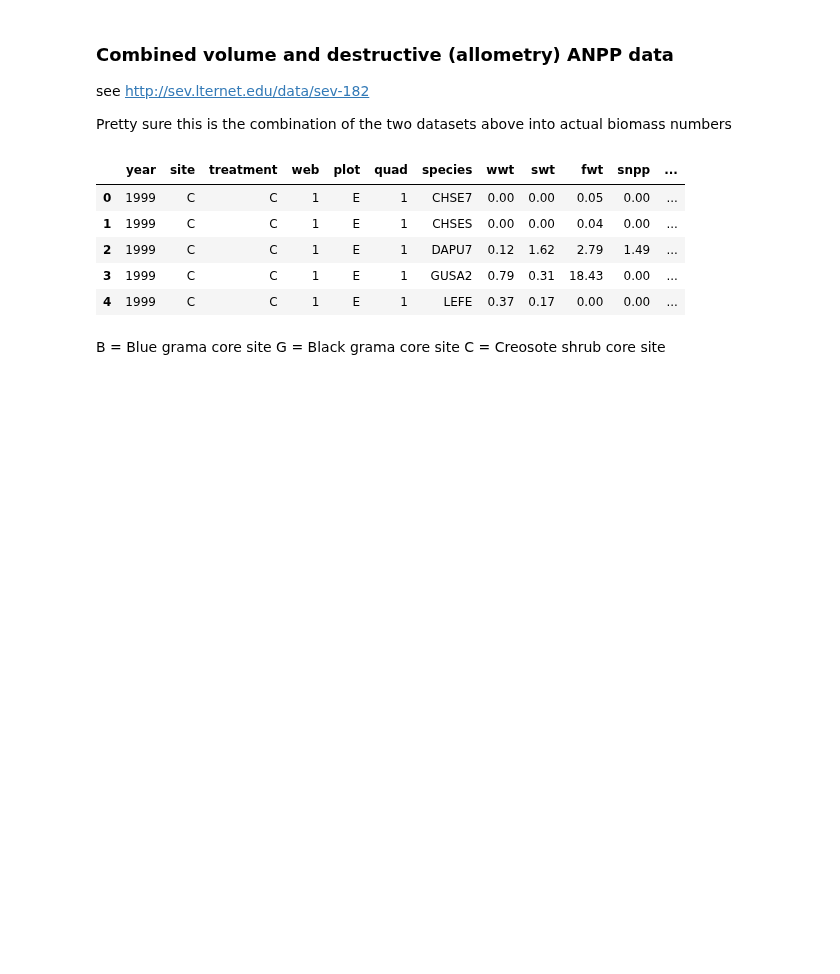
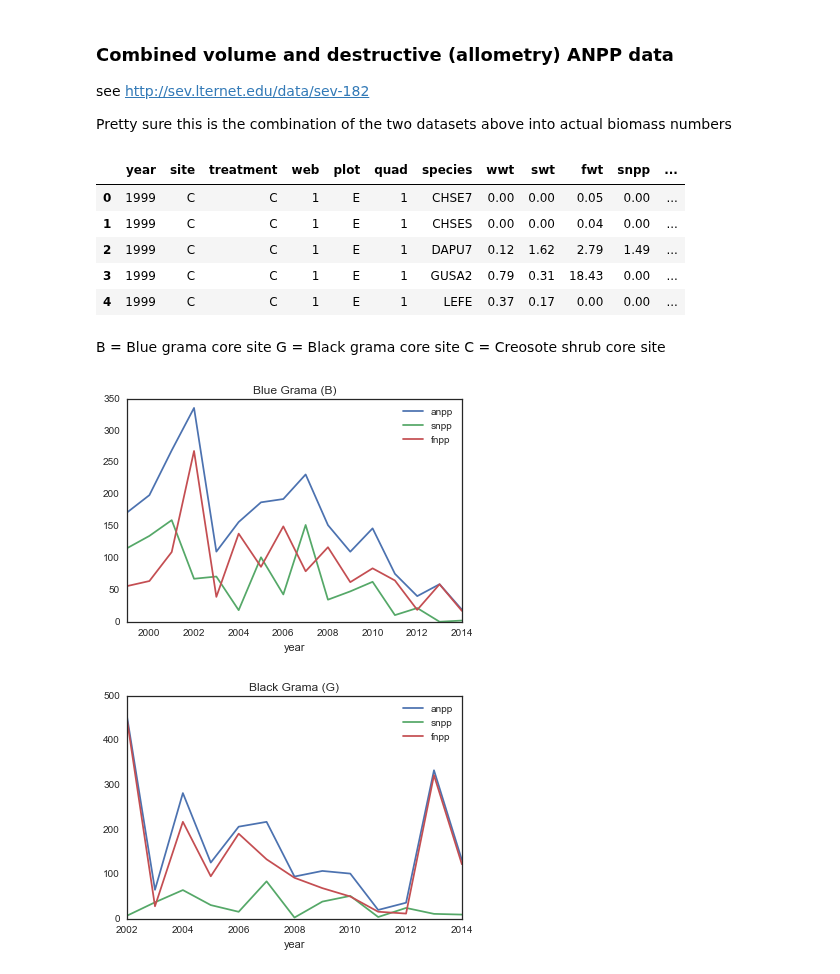
Before and after one commit to gremau/NMEG_miscellany, a Jupyter notebook: jupyter/Sev_Grassland_Comparison.ipynb, the cells around one changed output. Drawn from its saved outputs; the diff is of its cells as text; code cells hidden in the pictures; blank space fills up the shorter version.

```diff
--- a/jupyter/Sev_Grassland_Comparison.ipynb
+++ b/jupyter/Sev_Grassland_Comparison.ipynb
@@ -144,3 +146,28 @@ allom_npp.head()
 B = Blue grama core site
 G = Black grama core site
 C = Creosote shrub core site
+# %%
+# Run through sites and plot long term npp data
+sites = ['C', 'B']
+names = ['Blue Grama (B)', 'Black Grama (G)']
+for i, site in enumerate(sites):
+    # Subset by site
+    subset = allom_npp[allom_npp.site==site]
+    # Rename plot so pandas isn't confused
+    subset = subset.rename(columns={'plot':'plotname'})
+    # Group by year, web, and plot and sum anpp for all species
+    gby = subset.groupby(['year', 'web', 'plotname'], as_index=False)
+    sumanpp = gby.sum()
+    # Group by year and take average of these sums
+    gby = sumanpp.groupby('year')
+    avganpp = gby.mean()
+    # Plot
+    plt.figure()
+    avganpp.anpp.plot()
+    avganpp.snpp.plot()
+    avganpp.fnpp.plot()
+    plt.legend()
+    plt.title(names[i])
+# %% [output]
+[figure, added]
+[figure, added]
```
Also changed, not shown: parts of 4 cells of this notebook.
